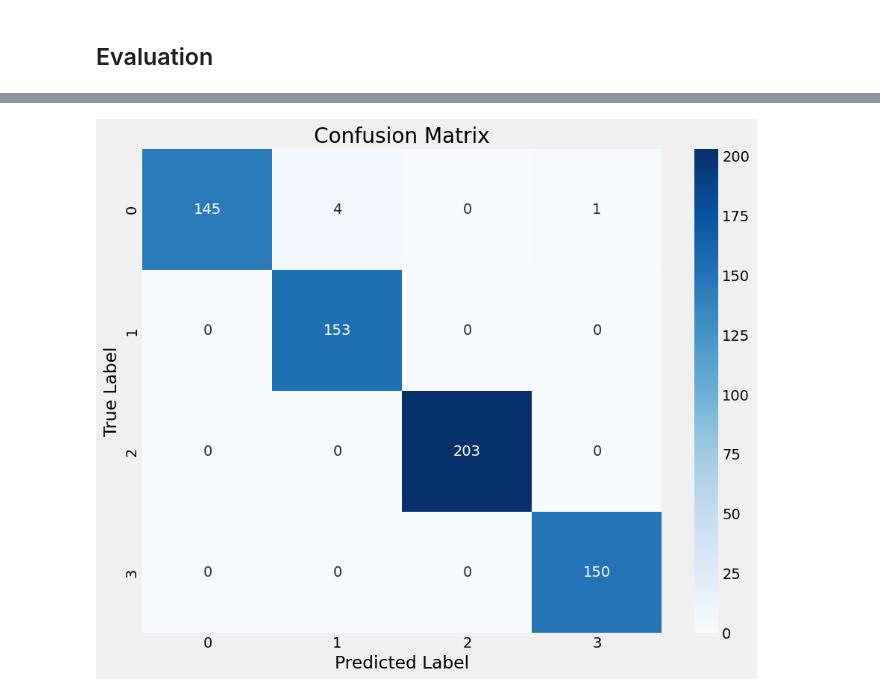
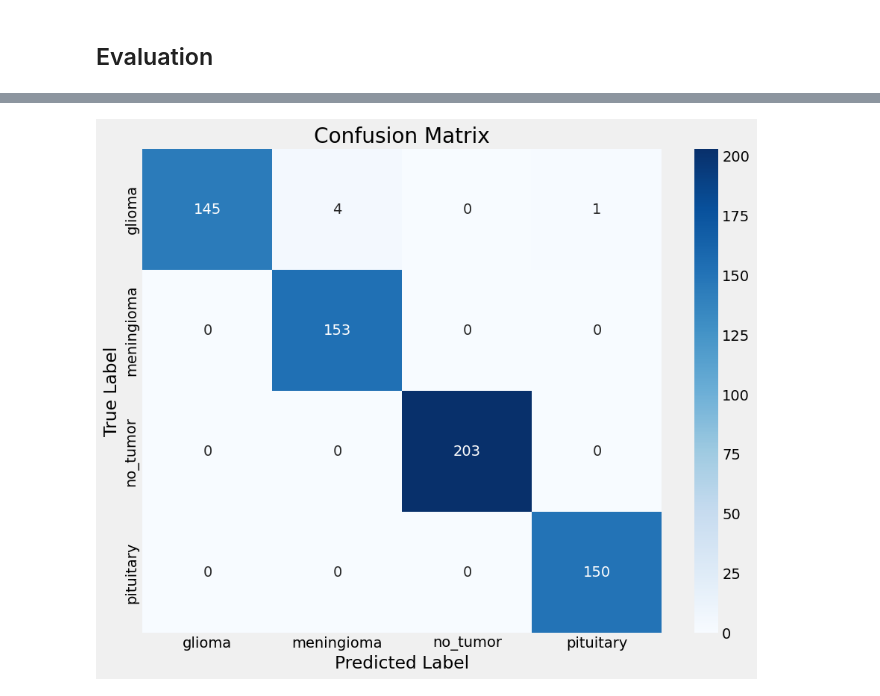
Before and after one commit to lruizarce/brain_Tumor_MRI, a Jupyter notebook: notebooks/eda.ipynb, the cells around one changed output, grey strips where cells are left out. Cells and saved outputs as stored; diff of their text form; code cells hidden in the pictures.

Commit message:
created prediction function

```diff
--- a/notebooks/eda.ipynb
+++ b/notebooks/eda.ipynb
@@ -364,8 +364,8 @@ Test Loss: 0.0566%
 # %%
-preds= model.predict(ts_gen)
-y_pred = np.argmax(preds, axis =1)
+preds = model.predict(ts_gen)
+y_pred = np.argmax(preds, axis=1)
 
-class_dict ={
+class_dict = {
     0: "glioma",
     1: "meningioma",
     2: "no_tumor",
@@ -373,8 +373,8 @@ class_dict ={
 }
 
 cm = confusion_matrix(ts_gen.classes, y_pred)
-labels = list(class_dict.keys())
-plt.figure(figsize=(10,8))
+labels = list(class_dict.values())
+plt.figure(figsize=(10, 8))
 sns.heatmap(cm, annot=True, fmt="d", cmap="Blues", xticklabels=labels, yticklabels=labels)
 plt.xlabel("Predicted Label")
 plt.ylabel("True Label")
@@ -385 +385 @@ plt.show()
-[figure, old version]
+[figure, new version]
```
Also changed, not shown: parts of 9 cells of this notebook, 1 other file.
